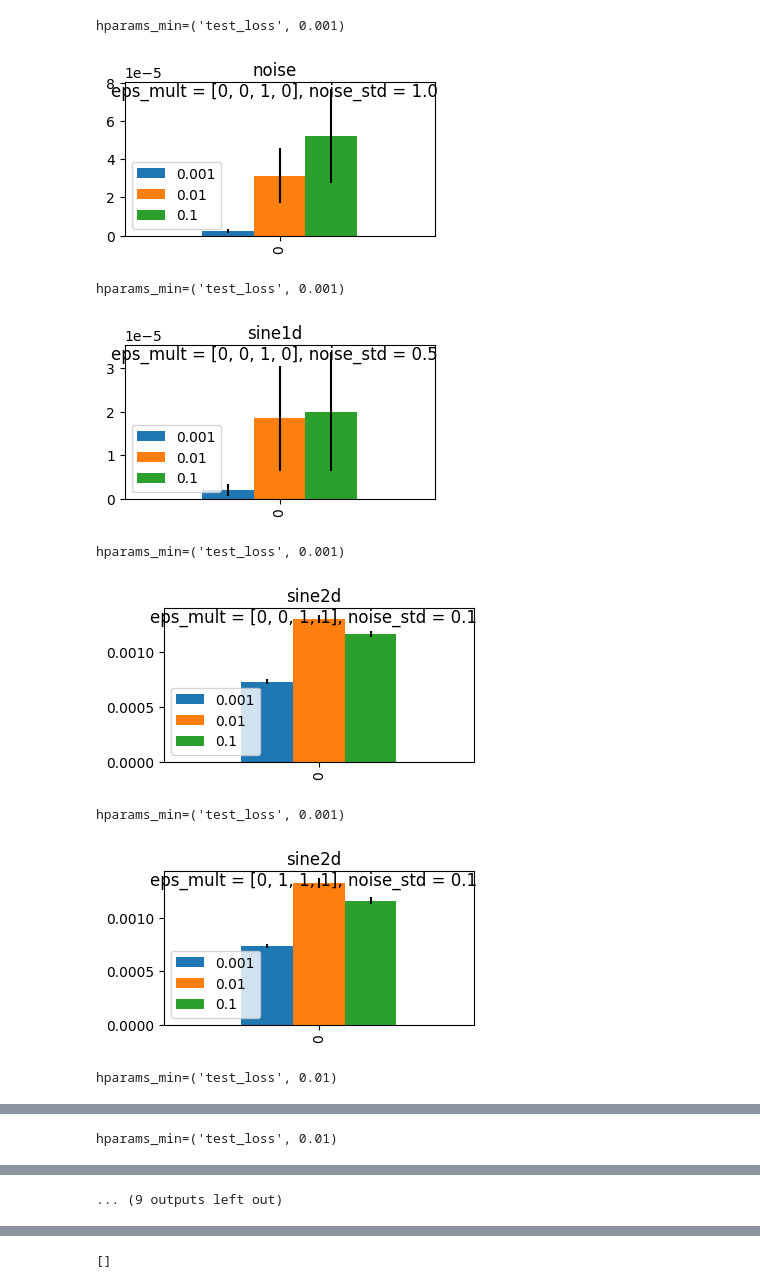
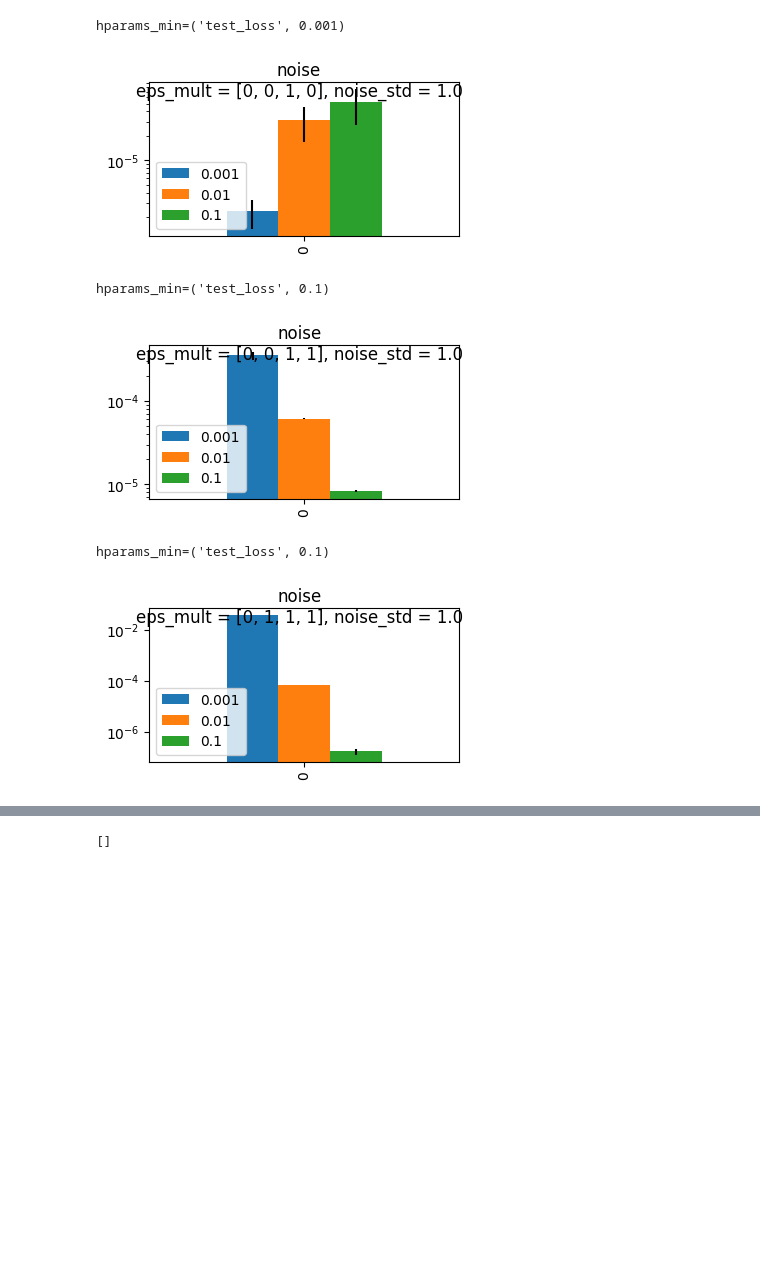
Before and after one commit to elidub/SymPDE, a Jupyter notebook: notebooks_symlie/results_step1.ipynb, the cells around one changed output, grey strips where cells are left out. Cells and saved outputs as stored; diff of their text form; code cells hidden in the pictures; blank space fills up the shorter version.

Commit message:
prepring step2 mnist-noise

```diff
--- a/notebooks_symlie/results_step1.ipynb
+++ b/notebooks_symlie/results_step1.ipynb
@@ -56,13 +65,17 @@ array(["['mnist', 'new']", "['flower', 'new']", "['new', 'sine2d']",
 group_params = ['eps_mult', 'noise_std']
 hyper_params  = ['lr']
 
-datasets_predict = {
-    'noise' : {'log' : False},
-    'sine1d' : {'log' : False},
-    'sine2d' : {'log' : False},
-    'flower' : {'log' : False},
-    'mnist' : {'log' : False},
-}
+datasets_predict = [
+    'noise',
+    # 'sine1d',
+    # 'sine2d',
+    # 'flower',
+    # 'mnist',
+]
+
+default_log = [
+    'noise',
+]
 
 d_pivots = {}
 index_columns = ['dataset_name'] + group_params
@@ -72,7 +85,7 @@ dds_std = []
 
 mins = []
 
-for dataset_name, dataset_info in datasets_predict.items():
+for dataset_name in datasets_predict:
     d = df[df['tags'].astype(str).str.contains(f"'{dataset_name}'")].reset_index(drop=True)
     d = d[~d['tags'].astype(str).str.contains(f'predict')].reset_index(drop=True)
 
@@ -103,39 +116,37 @@ for dataset_name, dataset_info in datasets_predict.items():
         dd_std = pd.DataFrame(data = [std for std in d_pivot.std().values], index = d_pivot.columns).T
 
         for dd_i, dds_i in zip([dd, dd_mean, dd_std], [dds, dds_mean, dds_std]):
 
             dd_i[index_columns] = [dataset_name] + list(group)
             dd_i = dd_i.set_index(index_columns)
             dds_i.append(dd_i)
 
         # continue
 
 
         hparams_min = d_pivot.mean().idxmin()
         assert len(hparams_min) == 2
         df_map_new = d[d[hyper_params[0]] == hparams_min[1]][df_map_columns]
         add_df_map_new(df_map_new)
         # Ps = get_and_check_Ps(df_map_new['seed'].unique(), map_kwargs)
         # plot2d(Ps, l = 2, max_grid = 40)
 
         print(f'{hparams_min=}')
         mins.append((dataset_name, group, hparams_min))
+        logx = True if dataset_name in default_log else False
         suptitle = dataset_name + '\n' + ', '.join([f'{group_param} = {group_el}' for group_param, group_el in zip(group_params, group)]) if group != 0 else dataset_name
-        plot_pivot(d_pivot=d_pivot, legend_loc = 'lower left', logx=dataset_info['log'], suptitle = suptitle, figsize = (4, 2))
+        plot_pivot(d_pivot=d_pivot, legend_loc = 'lower left', logx=logx, suptitle = suptitle, figsize = (4, 2))
 
 
 
 ddd = pd.concat(dds)
 ddd_mean = pd.concat(dds_mean)
 ddd_std = pd.concat(dds_std)
 ddd
 # %% [output]
 hparams_min=('test_loss', 0.001)
-[figure, old version]
+[figure, new version]
-hparams_min=('test_loss', 0.001)
+hparams_min=('test_loss', 0.1)
-[figure, old version]
+[figure, new version]
-hparams_min=('test_loss', 0.001)
+hparams_min=('test_loss', 0.1)
-[figure, old version]
+[figure, new version]
-hparams_min=('test_loss', 0.001)
-[figure, removed]
-hparams_min=('test_loss', 0.01)
@@ -143 +152,0 @@ hparams_min=('test_loss', 0.01)
-hparams_min=('test_loss', 0.01)
@@ -145 +152,0 @@ hparams_min=('test_loss', 0.01)
-... (9 outputs left out)
```
Also changed, not shown: parts of 12 cells of this notebook, 10 other files.
